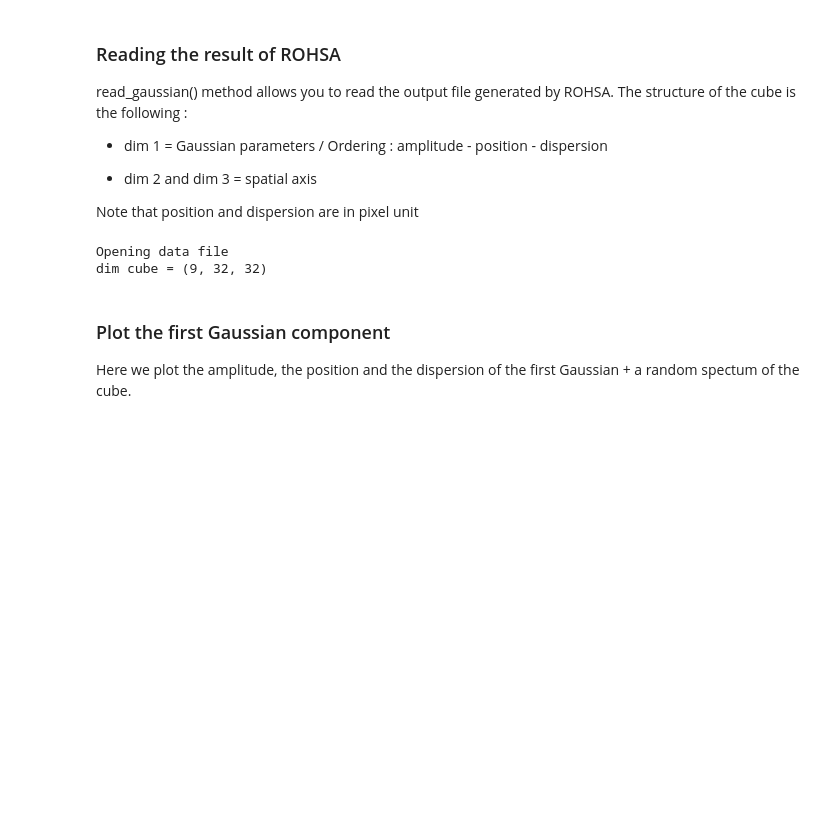
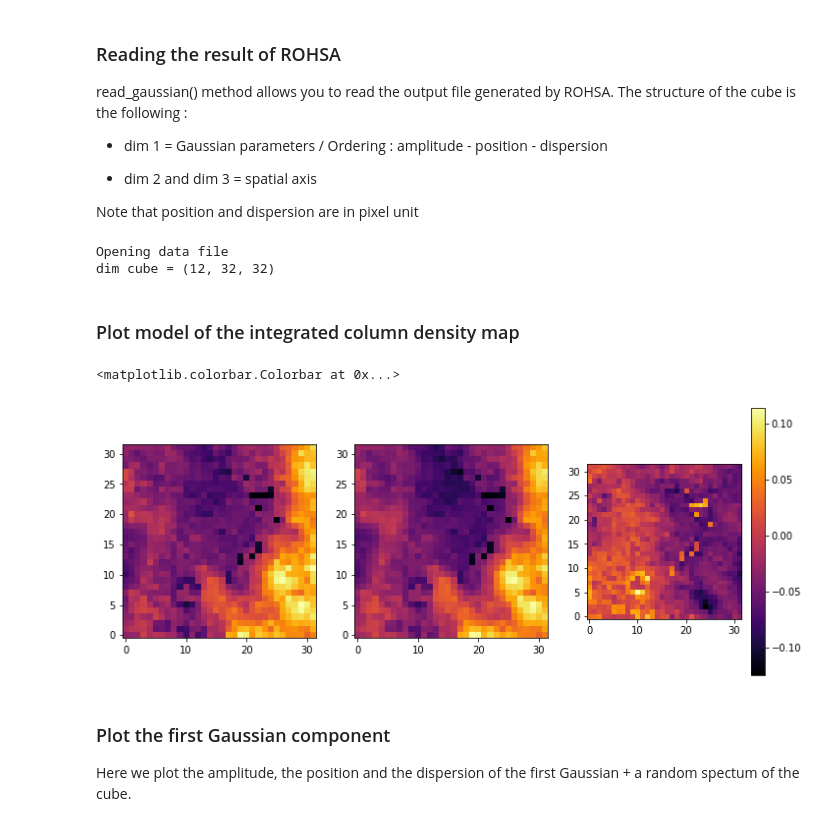
Before and after one commit to antoinemarchal/ROHSA, a Jupyter notebook: ROHSApy.ipynb, the cells around one changed output. Drawn from its saved outputs; the diff is of its cells as text; code cells hidden in the pictures; blank space fills up the shorter version.

```diff
--- a/ROHSApy.ipynb
+++ b/ROHSApy.ipynb
@@ -170,12 +231,30 @@ Note that position and dispersion are in pixel unit
 gaussian = core.read_gaussian("GHIGLS_DFN_Tb_gauss_run_0.dat")
 print("dim cube = " + str(gaussian.shape))
 
+model = core.return_result_cube(gaussian=gaussian)
+
 amplitude = gaussian[0::3]
 position = gaussian[1::3]
 dispersion = gaussian[2::3]
+
+integral = amplitude * dispersion
 # %% [output]
 Opening data file
-dim cube = (9, 32, 32)
+dim cube = (12, 32, 32)
+# %% [markdown]
+### Plot model of the integrated column density map
+# %%
+plt.figure(figsize=(12,5))
+plt.subplot(1,3,1)
+plt.imshow(np.sum(cube,0), origin="lower", cmap="inferno")
+plt.subplot(1,3,2)
+plt.imshow(np.sum(model,0), origin="lower", cmap="inferno")
+plt.subplot(1,3,3)
+plt.imshow((np.sum(model,0)-np.sum(cube,0))/np.sum(model,0), origin="lower", cmap="inferno")
+plt.colorbar()
+# %% [output]
+<matplotlib.colorbar.Colorbar at 0x...>
+[figure, added]
 # %% [markdown]
 ### Plot the first Gaussian component
 Here we plot the amplitude, the position and the dispersion of the first Gaussian + a random spectum of the cube.
```
Also changed, not shown: parts of 15 cells of this notebook.
